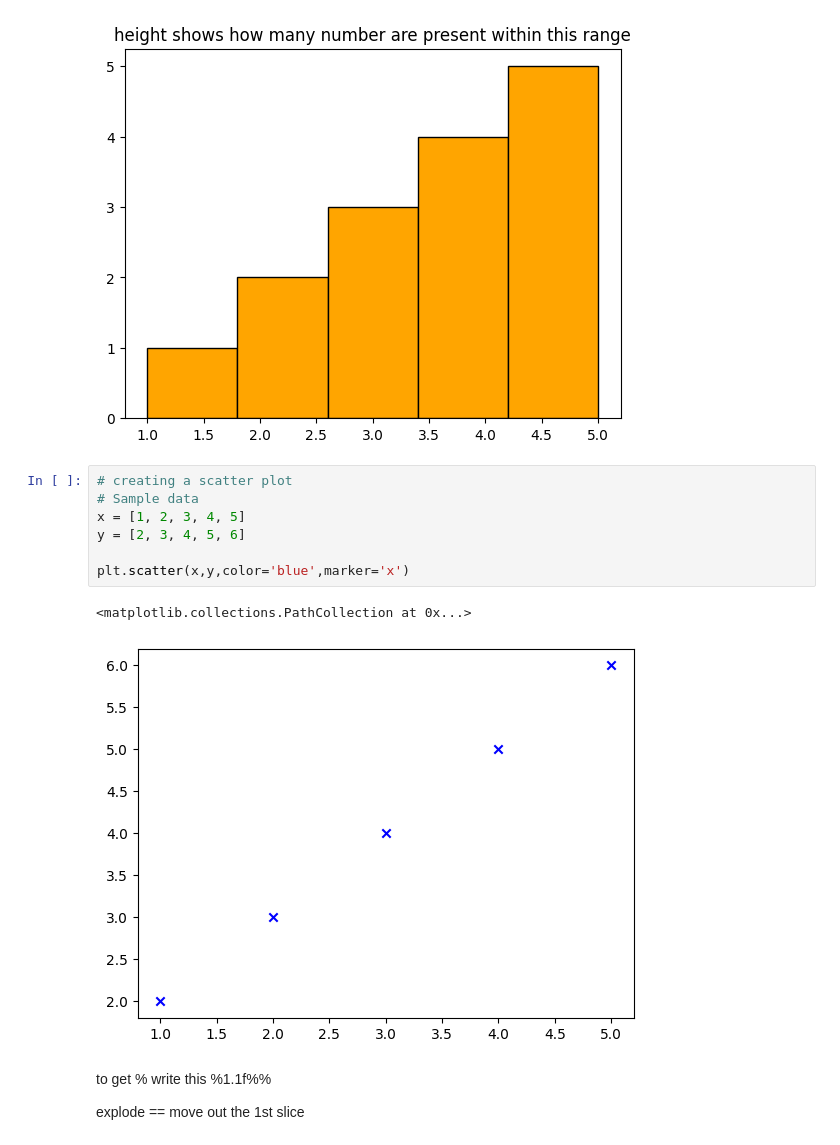
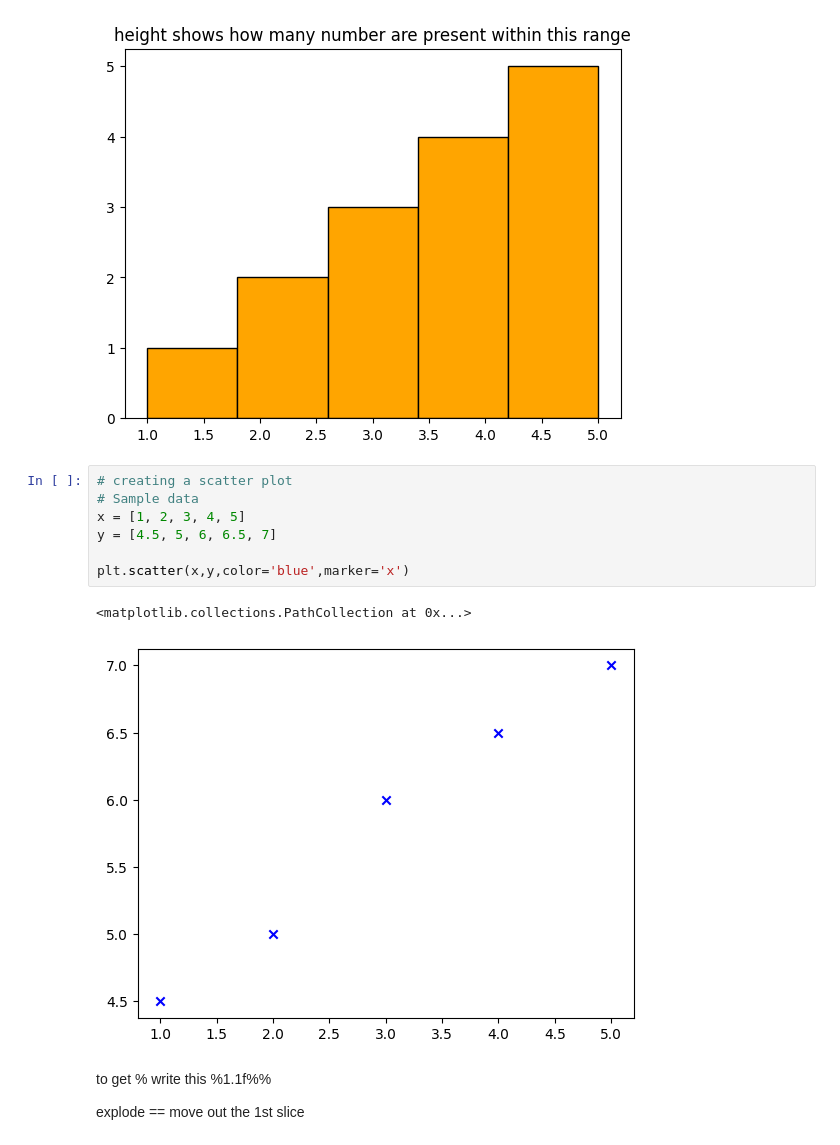
Before and after one commit to DeepakMangale/Complete-Python-Bootcamp-main, a Jupyter notebook: 10-Data Analysis With Python/10.5-matplotlib.ipynb, the cells around one changed output. Saved outputs shown, nothing was run; the diff lists cells and outputs as text.

```diff
--- a/10-Data Analysis With Python/10.5-matplotlib.ipynb
+++ b/10-Data Analysis With Python/10.5-matplotlib.ipynb
@@ -104,13 +104,13 @@ Text(0.5, 1.0, 'height shows how many number are present within this range')
 # %%
 # creating a scatter plot
 # Sample data
 x = [1, 2, 3, 4, 5]
-y = [2, 3, 4, 5, 6]
+y = [4.5, 5, 6, 6.5, 7]
 
 plt.scatter(x,y,color='blue',marker='x')
 # %% [output]
 <matplotlib.collections.PathCollection at 0x...>
-[figure, old version]
+[figure, new version]
 # %% [markdown]
 to get % write this %1.1f%%
 
```
Also changed, not shown: parts of 7 cells of this notebook, 4 other files.
